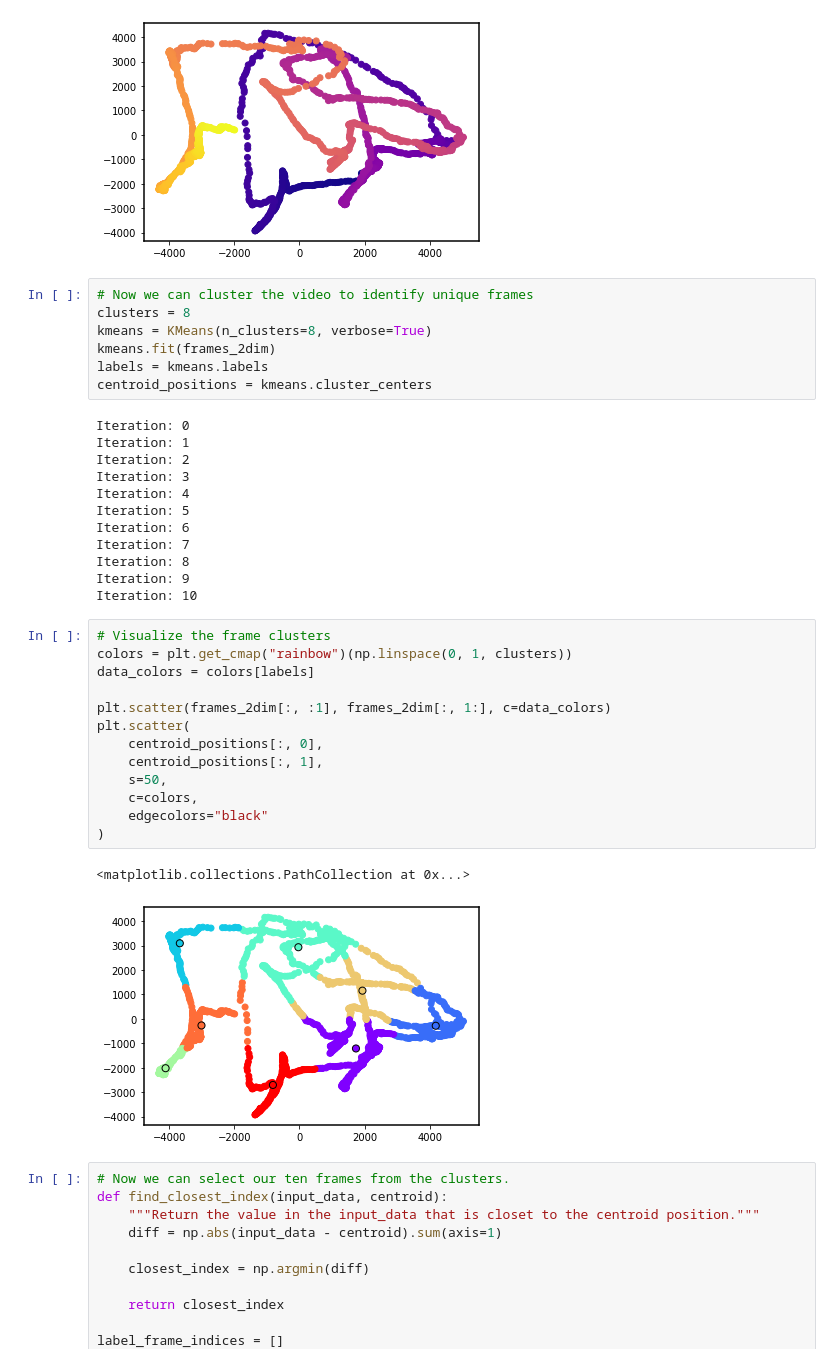
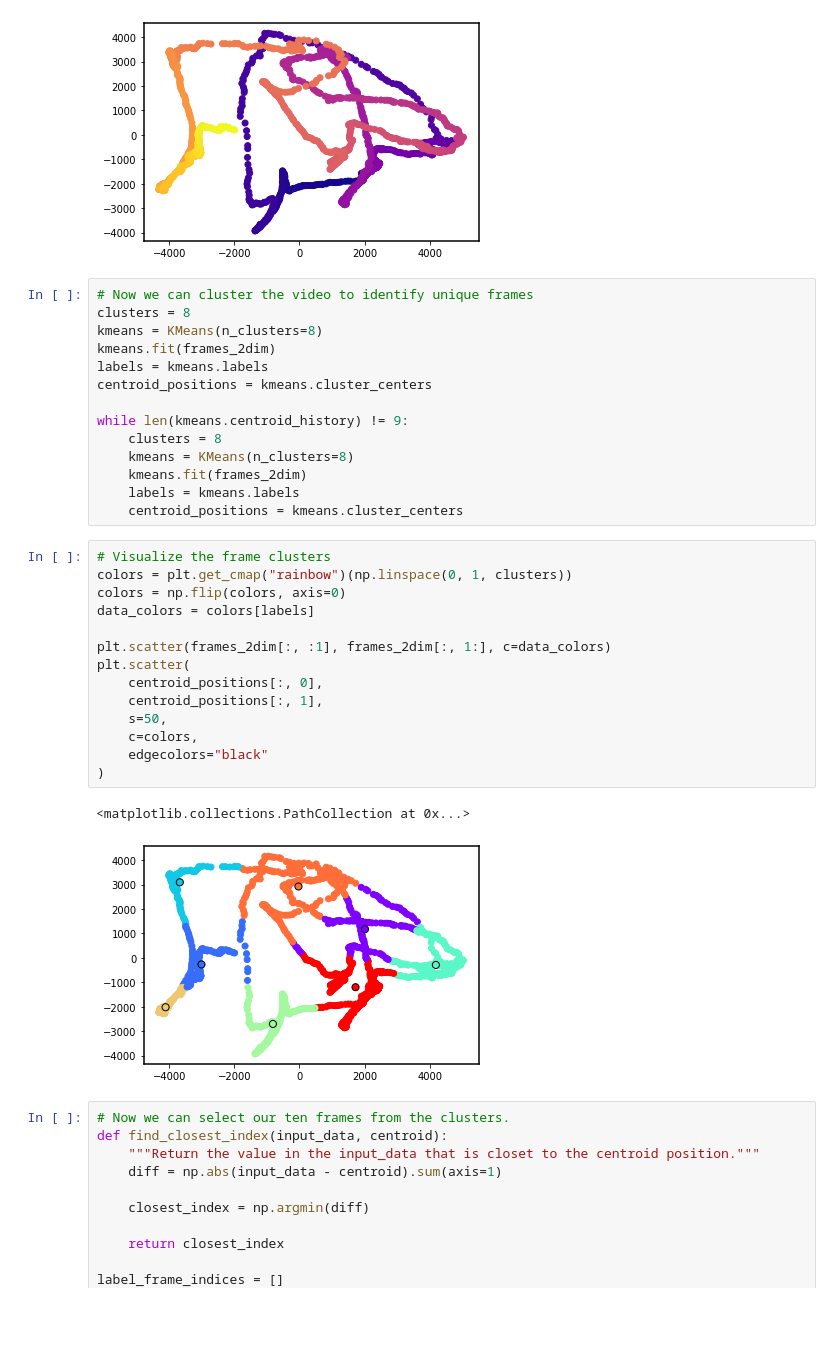
Before and after one commit to JacobBumgarner/learning-repo, a Jupyter notebook: k_means/kmeans_label_selection_walkthrough.ipynb, the cells around one changed output. Drawn from its saved outputs; the diff is of its cells as text; blank space fills up the shorter version.

Commit message:
kmeans frame selection animation draft

```diff
--- a/k_means/kmeans_label_selection_walkthrough.ipynb
+++ b/k_means/kmeans_label_selection_walkthrough.ipynb
@@ -66,38 +66,34 @@ plt.scatter(frames_2dim[:, :1], frames_2dim[:, 1:], c=colors)
 # %%
 # Now we can cluster the video to identify unique frames
 clusters = 8
-kmeans = KMeans(n_clusters=8, verbose=True)
+kmeans = KMeans(n_clusters=8)
 kmeans.fit(frames_2dim)
 labels = kmeans.labels
 centroid_positions = kmeans.cluster_centers
+
+while len(kmeans.centroid_history) != 9:
+    clusters = 8
+    kmeans = KMeans(n_clusters=8)
+    kmeans.fit(frames_2dim)
+    labels = kmeans.labels
+    centroid_positions = kmeans.cluster_centers
-# %% [output]
-Iteration: 0
-Iteration: 1
-Iteration: 2
-Iteration: 3
-Iteration: 4
-Iteration: 5
-Iteration: 6
-Iteration: 7
-Iteration: 8
-Iteration: 9
-Iteration: 10
 # %%
 # Visualize the frame clusters
 colors = plt.get_cmap("rainbow")(np.linspace(0, 1, clusters))
+colors = np.flip(colors, axis=0)
 data_colors = colors[labels]
 
 plt.scatter(frames_2dim[:, :1], frames_2dim[:, 1:], c=data_colors)
 plt.scatter(
     centroid_positions[:, 0],
     centroid_positions[:, 1],
     s=50,
     c=colors,
     edgecolors="black"
 )
 # %% [output]
 <matplotlib.collections.PathCollection at 0x...>
-[figure, old version]
+[figure, new version]
 # %%
 # Now we can select our ten frames from the clusters.
 def find_closest_index(input_data, centroid):
```
Also changed, not shown: parts of 2 cells of this notebook, 7 other files.
